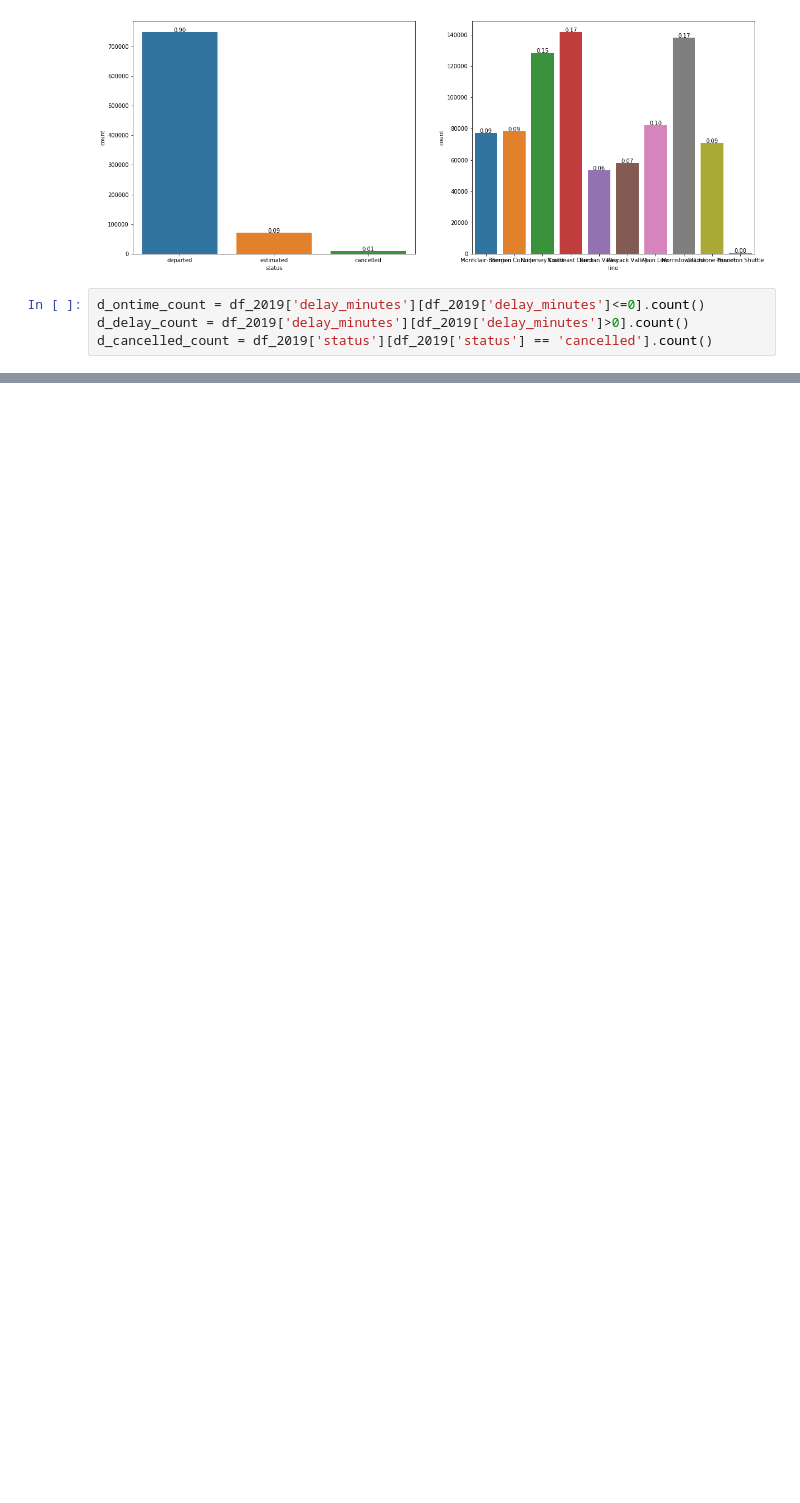
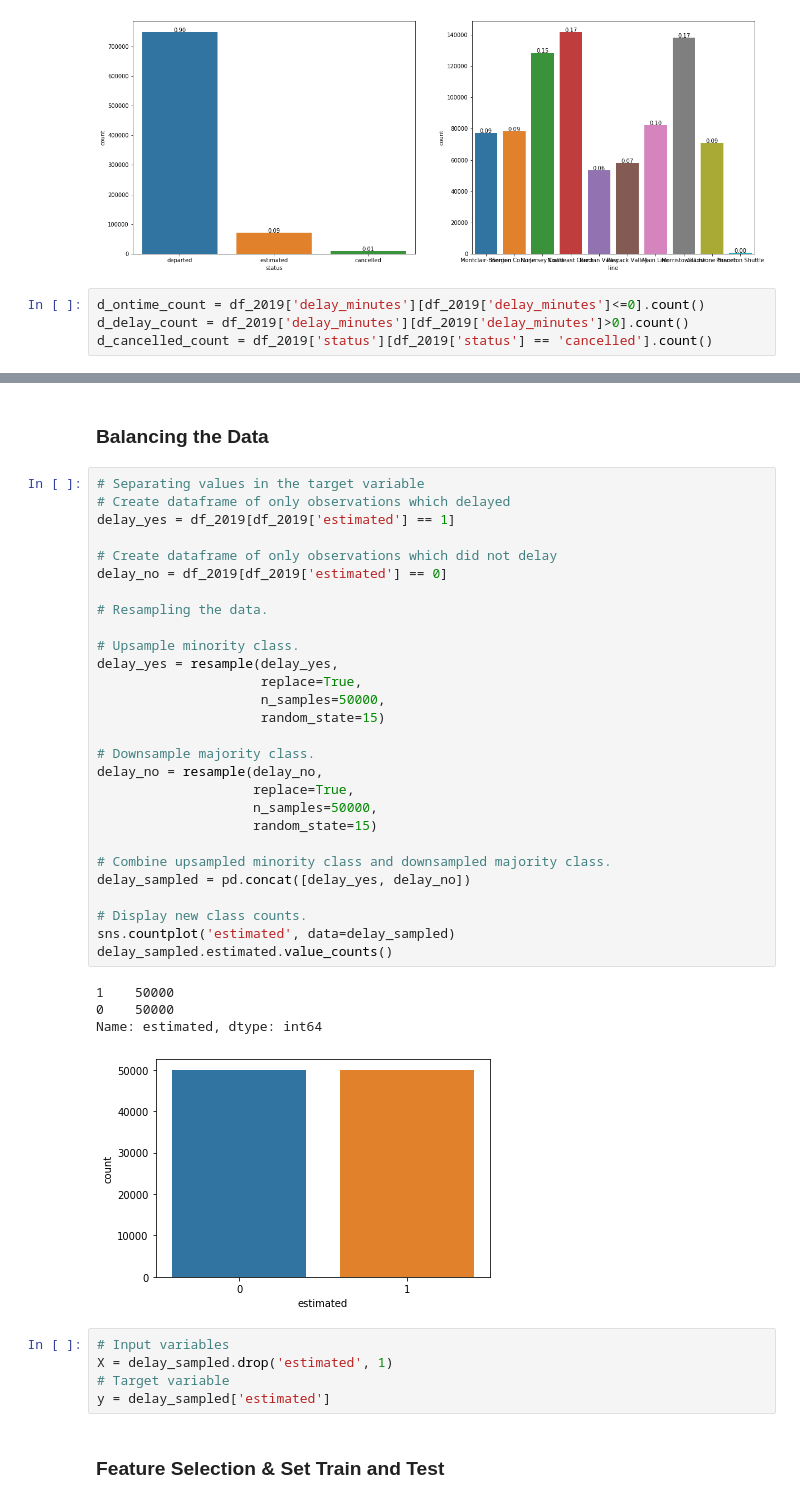
Before and after one commit to fazel74/Thinkful, a Jupyter notebook: 34.Capstone3-Unsupervised-Learning.ipynb, the cells around one changed output, grey strips where cells are left out. Saved outputs shown, nothing was run; the diff lists cells and outputs as text; blank space fills up the shorter version.

```diff
--- a/34.Capstone3-Unsupervised-Learning.ipynb
+++ b/34.Capstone3-Unsupervised-Learning.ipynb
@@ -345,0 +518,42 @@ df_2019.head()
+# %% [markdown]
+### Balancing the Data
+# %%
+# Separating values in the target variable
+# Create dataframe of only observations which delayed
+delay_yes = df_2019[df_2019['estimated'] == 1]
+
+# Create dataframe of only observations which did not delay
+delay_no = df_2019[df_2019['estimated'] == 0]
+
+# Resampling the data.
+
+# Upsample minority class.
+delay_yes = resample(delay_yes,
+                     replace=True,
+                     n_samples=50000,
+                     random_state=15)
+
+# Downsample majority class.
+delay_no = resample(delay_no,
+                    replace=True,
+                    n_samples=50000,
+                    random_state=15)
+
+# Combine upsampled minority class and downsampled majority class.
+delay_sampled = pd.concat([delay_yes, delay_no])
+
+# Display new class counts.
+sns.countplot('estimated', data=delay_sampled)
+delay_sampled.estimated.value_counts()
+# %% [output]
+1    50000
+0    50000
+Name: estimated, dtype: int64
+[figure, added]
+# %%
+# Input variables
+X = delay_sampled.drop('estimated', 1)
+# Target variable
+y = delay_sampled['estimated']
+# %% [markdown]
+### Feature Selection & Set Train and Test
```
Also changed, not shown: parts of 37 cells of this notebook.
